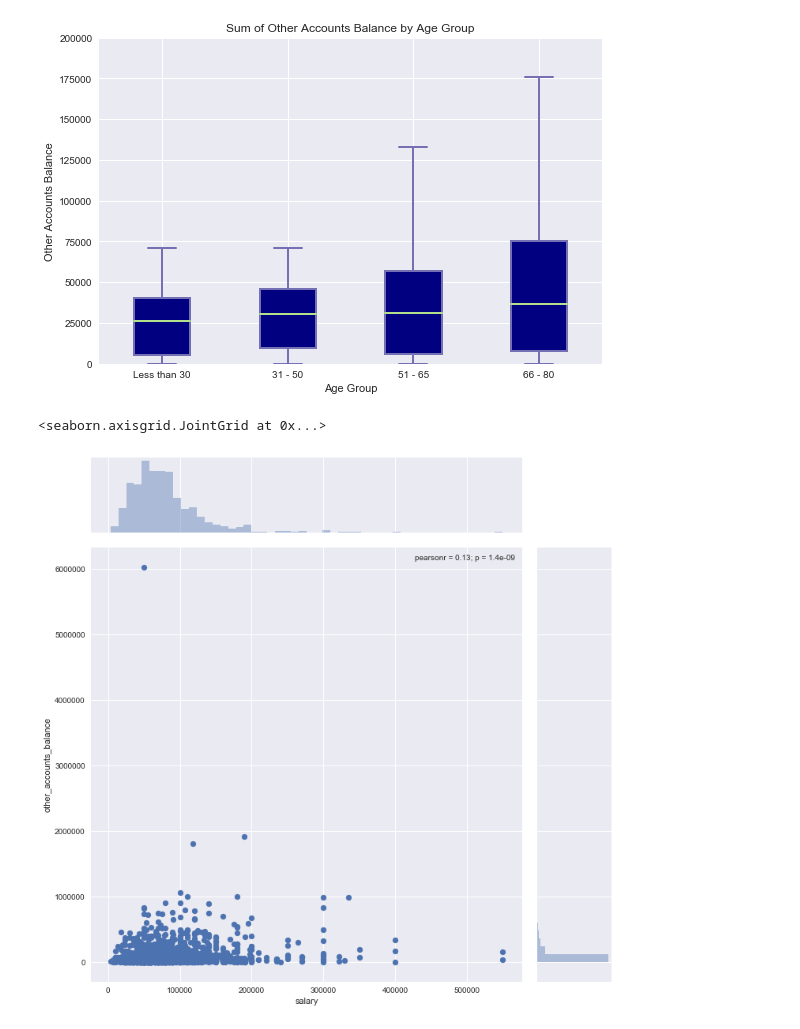
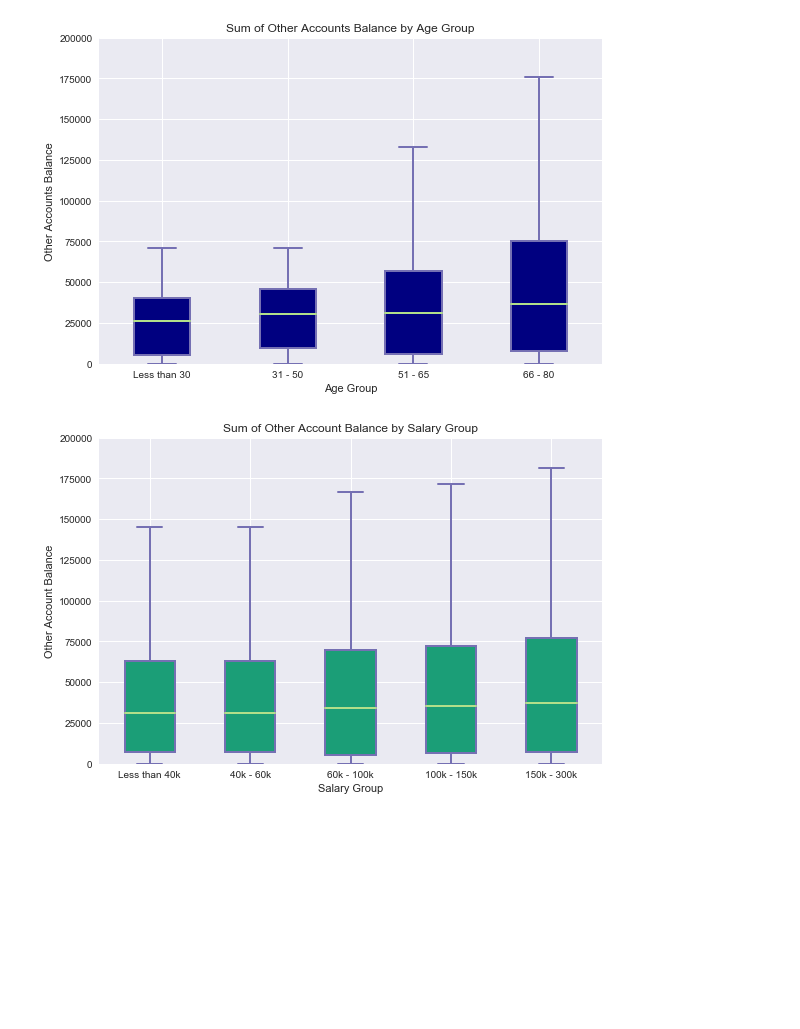
Before and after one commit to nc-looks/PythonBasics, a Jupyter notebook: TAProdDataAnalysis/TAProdDataAnalysis.ipynb, the cells around one changed output. Cells and saved outputs as stored; diff of their text form; code cells hidden in the pictures; blank space fills up the shorter version.

```diff
--- a/TAProdDataAnalysis/TAProdDataAnalysis.ipynb
+++ b/TAProdDataAnalysis/TAProdDataAnalysis.ipynb
@@ -1090,10 +1090,10 @@ otherSalaryClean = otherSalary[(otherSalary.other_accounts_balance>0) & (otherSa
 
 # define salary groups here
 salaryGroup1 = otherSalaryClean.other_accounts_balance[otherSalaryClean.salary<=40000]
-salaryGroup2 = brokerageSalaryClean.brokerage_balance[(brokerageSalaryClean.salary<=40001) & (brokerageSalaryClean.salary<=60000)]
-salaryGroup3 = brokerageSalaryClean.brokerage_balance[(brokerageSalaryClean.salary<=60001) & (brokerageSalaryClean.salary<=100000)]
-salaryGroup4 = brokerageSalaryClean.brokerage_balance[(brokerageSalaryClean.salary<=100001) & (brokerageSalaryClean.salary<=150000)]
-salaryGroup5 = brokerageSalaryClean.brokerage_balance[(brokerageSalaryClean.salary<=150001) & (brokerageSalaryClean.salary<=300000)]
+salaryGroup2 = otherSalaryClean.other_accounts_balance[(otherSalaryClean.salary<=40001) & (otherSalaryClean.salary<=60000)]
+salaryGroup3 = otherSalaryClean.other_accounts_balance[(otherSalaryClean.salary<=60001) & (otherSalaryClean.salary<=100000)]
+salaryGroup4 = otherSalaryClean.other_accounts_balance[(otherSalaryClean.salary<=100001) & (otherSalaryClean.salary<=150000)]
+salaryGroup5 = otherSalaryClean.other_accounts_balance[(otherSalaryClean.salary<=150001) & (otherSalaryClean.salary<=300000)]
 
 
 data_to_plot = [salaryGroup1, salaryGroup2, salaryGroup3, salaryGroup4, salaryGroup5]
@@ -1107,35 +1107,34 @@ ax = fig.add_subplot(111)
 
 # Create the boxplot
 bp = ax.boxplot(data_to_plot, patch_artist=True, )
 ax.set_xlabel('Salary Group')
-ax.set_ylabel('Brokerage Balance')
-ax.set_title('Sum of Brokerage Account Balance by Salary Group')
-ax.set_ylim([0, 250000])
+ax.set_ylabel('Other Account Balance')
+ax.set_title('Sum of Other Account Balance by Salary Group')
+ax.set_ylim([0, 200000])
 ax.set_xticklabels(['Less than 40k', '40k - 60k', '60k - 100k', '100k - 150k', '150k - 300k'])
 
 
 ## change outline color, fill color and linewidth of the boxes
 for box in bp['boxes']:
     # change outline color
     box.set( color='#7570b3', linewidth=2)
     # change fill color
     box.set( facecolor = '#1b9e77' )
 
 ## change color and linewidth of the whiskers
 for whisker in bp['whiskers']:
     whisker.set(color='#7570b3', linewidth=2)
 
 ## change color and linewidth of the caps
 for cap in bp['caps']:
     cap.set(color='#7570b3', linewidth=2)
 
 ## change color and linewidth of the medians
 for median in bp['medians']:
     median.set(color='#b2df8a', linewidth=2)
 
 ## change the style of fliers and their fill
 for flier in bp['fliers']:
     flier.set(marker='o', color='#e7298a', alpha=0.5)
 # %% [output]
-<seaborn.axisgrid.JointGrid at 0x...>
-[figure, old version]
+[figure, new version]
```
